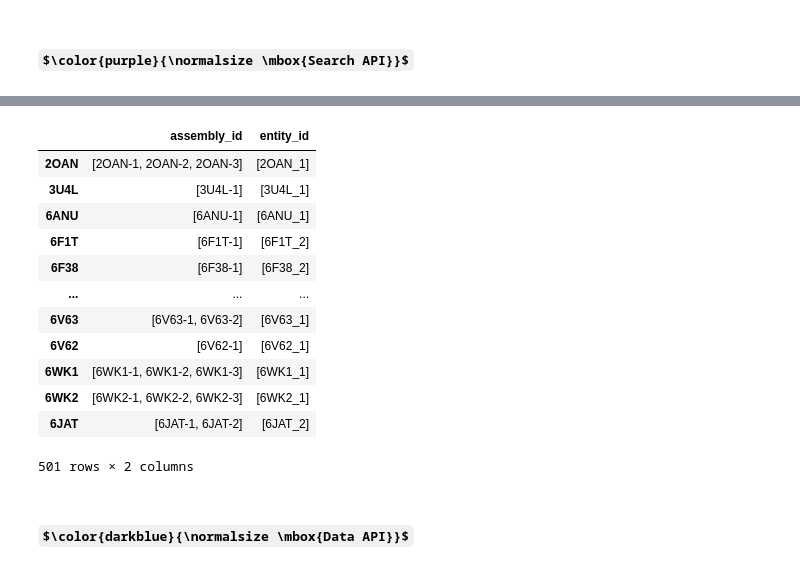
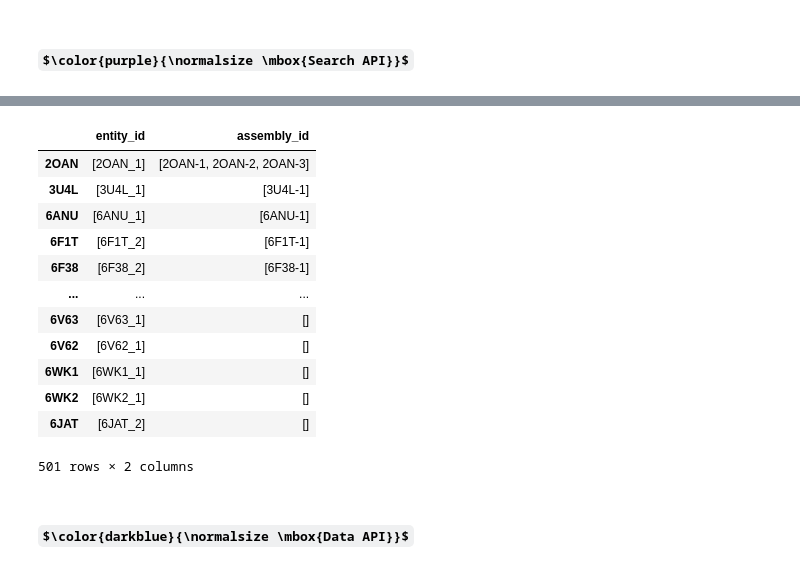
Before and after one commit to omkargolatkar/actin_analysis, a Jupyter notebook: Actin_dataset_generation.ipynb, the cells around one changed output, grey strips where cells are left out. Drawn from its saved outputs; the diff is of its cells as text; code cells hidden in the pictures; some formulas as TeX source.

```diff
--- a/Actin_dataset_generation.ipynb
+++ b/Actin_dataset_generation.ipynb
@@ -111,31 +124,32 @@ print("These are the results from the PDB for all the structures with initial re
 # %%
-#@title <font color='royalblue'>Table of actin ids</font>
-actin_entity_id_dict = defaultdict(list)
-for el in actin_entity_ids:
-  actin_entity_id_dict[el.partition("_")[0]].append(el)
+actin_struct_dict = {}
+for el in actin_pdb_ids:
+  actin_struct_dict[el] = {'entity_id':[],'assembly_id':[]}
 
-actin_assembly_id_dict = defaultdict(list)
-for el in actin_assembly_ids:
-  actin_assembly_id_dict[el.partition("-")[0]].append(el)
+for el in zip(actin_entity_ids, actin_assembly_ids):
+  try:
+    actin_struct_dict[el[0].partition('_')[0]]['entity_id'].append(el[0])
+    actin_struct_dict[el[1].partition('-')[0]]['assembly_id'].append(el[1])
+  except:
+    pass
 
-df_actin_structure_ids = pd.DataFrame([actin_assembly_id_dict, actin_entity_id_dict]).T
-df_actin_structure_ids = df_actin_structure_ids.set_axis(['assembly_id', 'entity_id'], axis="columns")
+df_actin_structure_ids = pd.DataFrame.from_dict(actin_struct_dict, orient = "index")
 
 # show table here
 data_table.DataTable(df_actin_structure_ids, num_rows_per_page = 5)
 # %% [output]
-|  | assembly_id | entity_id |
-| 2OAN | [2OAN-1, 2OAN-2, 2OAN-3] | [2OAN_1] |
-| 3U4L | [3U4L-1] | [3U4L_1] |
-| 6ANU | [6ANU-1] | [6ANU_1] |
-| 6F1T | [6F1T-1] | [6F1T_2] |
-| 6F38 | [6F38-1] | [6F38_2] |
+|  | entity_id | assembly_id |
+| 2OAN | [2OAN_1] | [2OAN-1, 2OAN-2, 2OAN-3] |
+| 3U4L | [3U4L_1] | [3U4L-1] |
+| 6ANU | [6ANU_1] | [6ANU-1] |
+| 6F1T | [6F1T_2] | [6F1T-1] |
+| 6F38 | [6F38_2] | [6F38-1] |
 | ... | ... | ... |
-| 6V63 | [6V63-1, 6V63-2] | [6V63_1] |
-| 6V62 | [6V62-1] | [6V62_1] |
-| 6WK1 | [6WK1-1, 6WK1-2, 6WK1-3] | [6WK1_1] |
-| 6WK2 | [6WK2-1, 6WK2-2, 6WK2-3] | [6WK2_1] |
-| 6JAT | [6JAT-1, 6JAT-2] | [6JAT_2] |
+| 6V63 | [6V63_1] | [] |
+| 6V62 | [6V62_1] | [] |
+| 6WK1 | [6WK1_1] | [] |
+| 6WK2 | [6WK2_1] | [] |
+| 6JAT | [6JAT_2] | [] |
 501 rows × 2 columns
 # %% [markdown]
 ## $\color{darkblue}{\normalsize \mbox{Data API}}$
```
Also changed, not shown: parts of 4 cells of this notebook.
